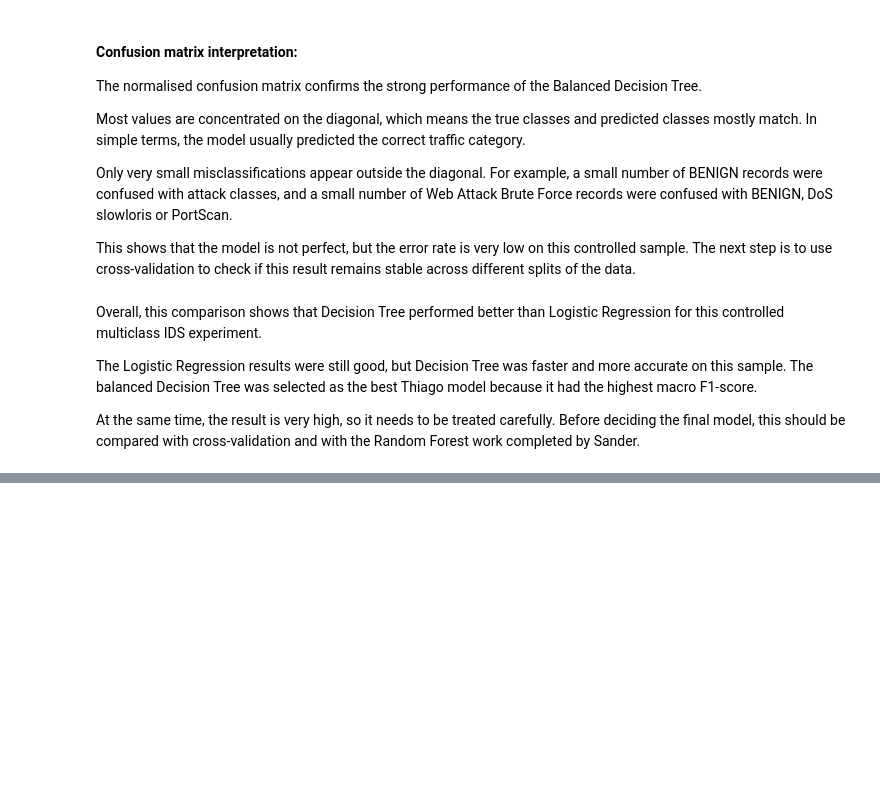
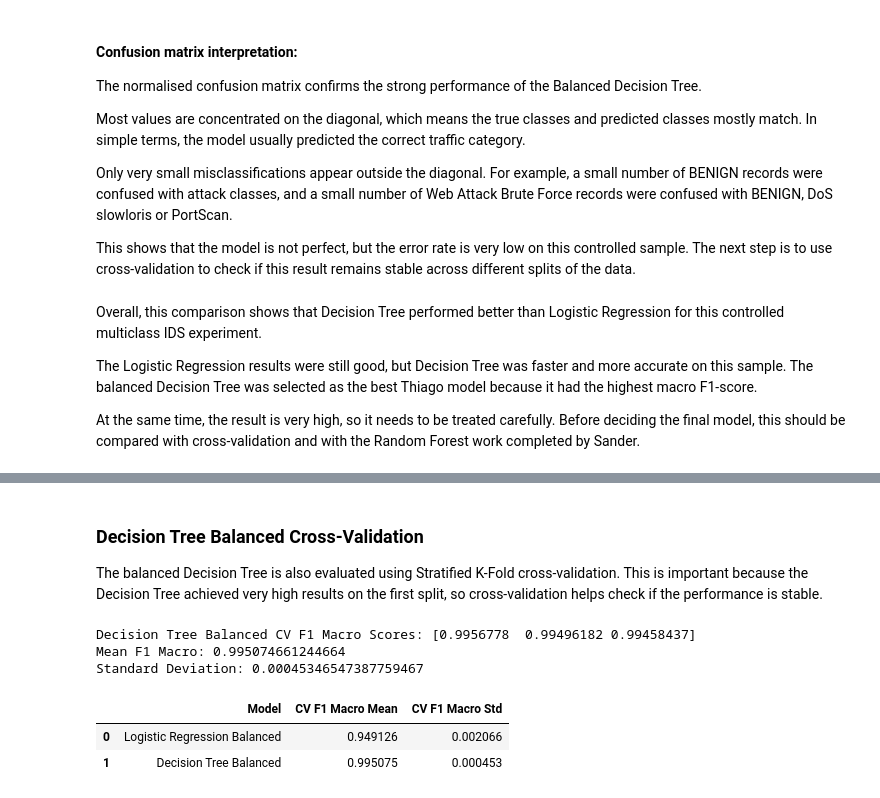
Before and after one commit to Thiago2022161/IDS-CA2-Thiago, a Jupyter notebook: IDS_CA2.ipynb, the cells around one changed output, grey strips where cells are left out. Cells and saved outputs as stored; diff of their text form; code cells hidden in the pictures; blank space fills up the shorter version.

```diff
--- a/IDS_CA2.ipynb
+++ b/IDS_CA2.ipynb
@@ -1583,0 +1604,17 @@ At the same time, the result is very high, so it needs to be treated carefully.
+# %%
+from sklearn.model_selection import StratifiedKFold, cross_val_score
+from sklearn.pipeline import Pipeline
+
+# Use the capped stratified modelling sample for cross-validation
+X_cv = modelling_sample.drop(columns=["Label"])
+y_cv = modelling_sample["Label"]
+
+# Apply the same feature reduction used in the modelling section
+X_cv_reduced = X_cv.drop(columns=cols_to_drop_controlled)
+
+# Encode labels using the controlled label encoder
+y_cv_encoded = label_encoder_controlled.transform(y_cv)
+
+print("Cross-validation sample shape:", X_cv_reduced.shape)
+print("Cross-validation class distribution:")
+print(y_cv.value_counts())
@@ -1583,0 +1672,39 @@ At the same time, the result is very high, so it needs to be treated carefully.
+# %% [markdown]
+### Decision Tree Balanced Cross-Validation
+
+The balanced Decision Tree is also evaluated using Stratified K-Fold cross-validation. This is important because the Decision Tree achieved very high results on the first split, so cross-validation helps check if the performance is stable.
+# %%
+# Decision Tree balanced model for cross-validation
+dt_cv_model = DecisionTreeClassifier(
+    class_weight="balanced",
+    random_state=42
+)
+
+dt_cv_scores = cross_val_score(
+    dt_cv_model,
+    X_cv_reduced,
+    y_cv_encoded,
+    cv=cv,
+    scoring="f1_macro",
+    n_jobs=-1
+)
+
+print("Decision Tree Balanced CV F1 Macro Scores:", dt_cv_scores)
+print("Mean F1 Macro:", dt_cv_scores.mean())
+print("Standard Deviation:", dt_cv_scores.std())
+# %% [output]
+Decision Tree Balanced CV F1 Macro Scores: [0.9956778  0.99496182 0.99458437]
+Mean F1 Macro: 0.995074661244664
+Standard Deviation: 0.00045346547387759467
+# %%
+cv_results_df = pd.DataFrame({
+    "Model": ["Logistic Regression Balanced", "Decision Tree Balanced"],
+    "CV F1 Macro Mean": [lr_cv_scores.mean(), dt_cv_scores.mean()],
+    "CV F1 Macro Std": [lr_cv_scores.std(), dt_cv_scores.std()]
+})
+
+cv_results_df
+# %% [output]
+|  | Model | CV F1 Macro Mean | CV F1 Macro Std |
+| 0 | Logistic Regression Balanced | 0.949126 | 0.002066 |
+| 1 | Decision Tree Balanced | 0.995075 | 0.000453 |
```
Also changed, not shown: parts of 7 cells of this notebook.
